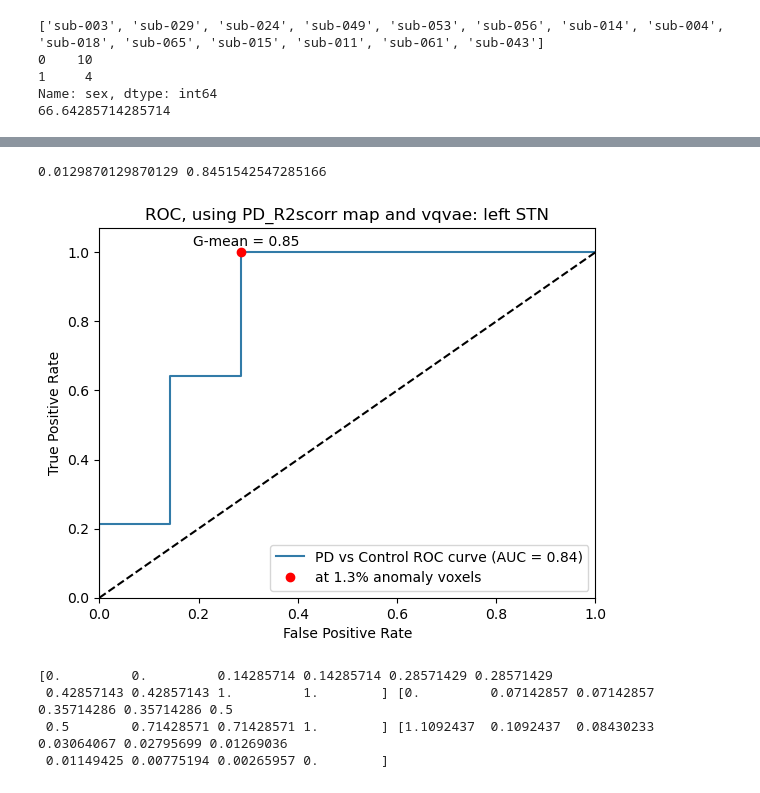
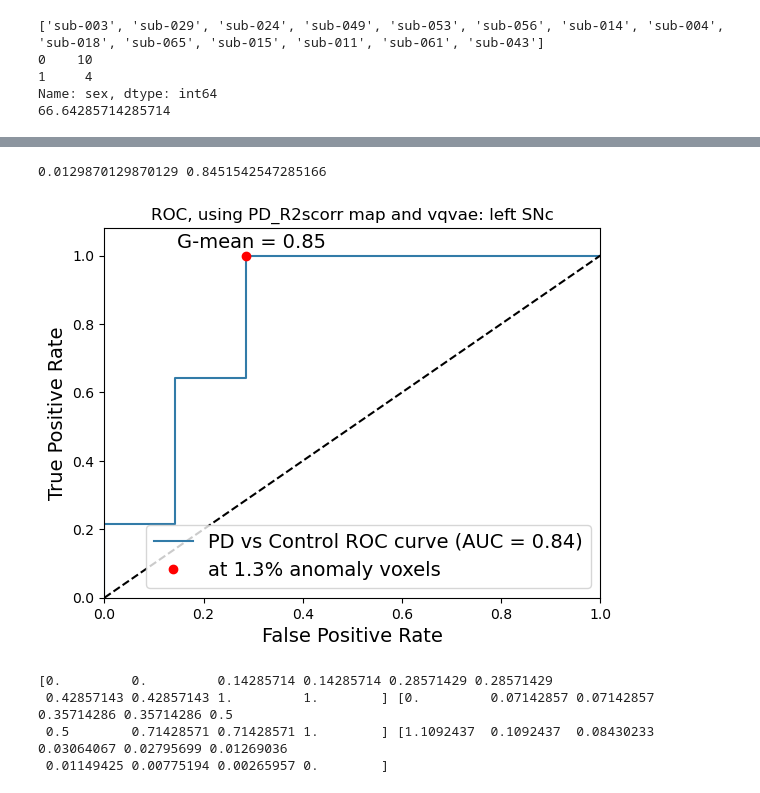
Before and after one commit to alexCortinaU/parkinson_classification, a Jupyter notebook: proc_xai_maps.ipynb, the cells around one changed output, grey strips where cells are left out. Saved outputs shown, nothing was run; the diff lists cells and outputs as text; code cells hidden in the pictures.

```diff
--- a/proc_xai_maps.ipynb
+++ b/proc_xai_maps.ipynb
@@ -466,8 +466,8 @@ pd_subjects = ['sub-003', 'sub-029', 'sub-024', 'sub-049',
 # %%
 maps = ['l1_re_map', 'mse_re_map', 'l2_re_map', 'ssim_re_map']
 atlas_type = 'pd25'
-map_type = 'R2s_WLS1'
-ae_type = 'autoencoder'
+map_type = 'PD_R2scorr'
+ae_type = 'vqvae'
 
 df_path = Path(f'/mrhome/alejandrocu/Documents/parkinson_classification/reconstructions/dfs/statistics_{atlas_type}_{map_type}_{ae_type}_stats.csv')
 if df_path.exists():
@@ -551,7 +551,7 @@ else:
     dfs.label.replace(replace_dict, inplace=True)
 # %%
 # maps = ['l1_re_map', 'mse_re_map', 'l2_re_map', 'ssim_re_map']
-fos_type = 'median'
+fos_type = 'mean'
 test_stats = []
 for map in maps:
     for label in dfs.label.unique():
@@ -1067,49 +1129,49 @@ def plot_roc(labels, preds, flag, model_name, map_type, roi_name, pat_thr, gmean
             plt.plot(fpr[i], tpr[i], color=colors[i], label='PD vs Control ROC curve (AUC = {1:0.2f})'.format(roi_name, roc_auc[i]))  # roc_auc_score
             idx = np.where(thrs[i] == pat_thr)[0][0]
             plt.plot(fpr[i][idx], tpr[i][idx], 'ro', label=f'at {(pat_thr*100):.1f}% anomaly voxels')
-            plt.text((fpr[i][idx]+0.01), (tpr[i][idx]+0.01), f"G-mean = {gmean:.2f}", ha='center', va='bottom', color='k')
+            plt.text((fpr[i][idx]+0.01), (tpr[i][idx]+0.01), f"G-mean = {gmean:.2f}", ha='center', va='bottom', color='k', fontsize=14)
 
         plt.plot([0, 1], [0, 1], 'k--') # , label='Random Guessing'
         plt.xlim([0.0, 1.0])
-        plt.ylim([0.0, 1.07])
-        plt.xlabel('False Positive Rate')
-        plt.ylabel('True Positive Rate')
+        plt.ylim([0.0, 1.08])
+        plt.xlabel('False Positive Rate', fontsize=14)
+        plt.ylabel('True Positive Rate', fontsize=14)
         plt.title(f'ROC, using {map_type} map and {model_name}: {roi_name}') #' +  r'$\bf{' + f'for {roi_name}' + '}$') #
-        plt.legend(loc="lower right")
+        plt.legend(loc="lower right", fontsize=14)
         plt.show()
     return roc_auc
 # %%
 map_type = 'PD_R2scorr'
 atlas_type = 'pd25'
 ae_type = 'vqvae'
 re_map_type = 'l1_re_map'
 label_number = 5
 roi_type = ['left_subthalamic_nucleus']
 quant = 'q0.98'
 
 save_path = Path('/mrhome/alejandrocu/Documents/parkinson_classification/reconstructions')
 final_results = pd.read_csv(save_path / f'final_results_{map_type}_{atlas_type}.csv')
 final_results = rename_labels(final_results, atlas_type)
 
 exp_scores, targets = get_classification_results(map_type, ae_type, re_map_type, atlas_type, compute_metrics=False)
 pred_scores = np.reshape(np.asarray(exp_scores[label_number][quant]), (-1, 1))
 
 exp_df = final_results.loc[(final_results.ae_type == ae_type) & (final_results.re_map_type == re_map_type)  & (final_results.label.isin(roi_type)), ['label', 'quant', 'gmean', 'auroc', 'auprc', 'pat_threshold', 'g_means']]
 gmean_val = exp_df.loc[(exp_df.quant == quant), 'gmean'].values[0]
 pat_thr = exp_df.loc[(exp_df.quant == quant), 'pat_threshold'].values[0]
 print(pat_thr, gmean_val)
 
 _ = plot_roc(labels=targets,
          preds=pred_scores,
          flag=True,
          model_name=ae_type,
          map_type=map_type,
-         roi_name='left STN',
+         roi_name='left SNc',
          pat_thr=pat_thr,
          gmean=gmean_val)
 # %% [output]
 0.0129870129870129 0.8451542547285166
-[figure, old version]
+[figure, new version]
 # %%
 fpr, tpr, thrs = metrics.roc_curve(targets, pred_scores, pos_label=1)
 print(fpr, tpr, thrs)
```
Also changed, not shown: parts of 6 cells of this notebook, 4 other files.
